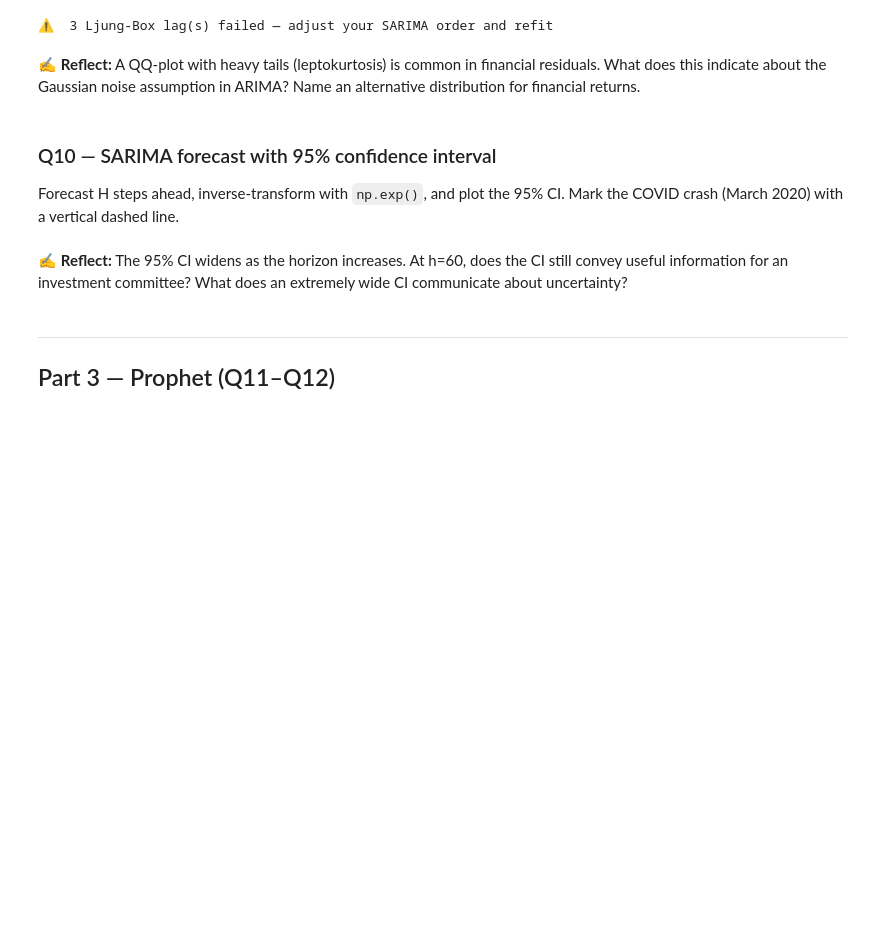
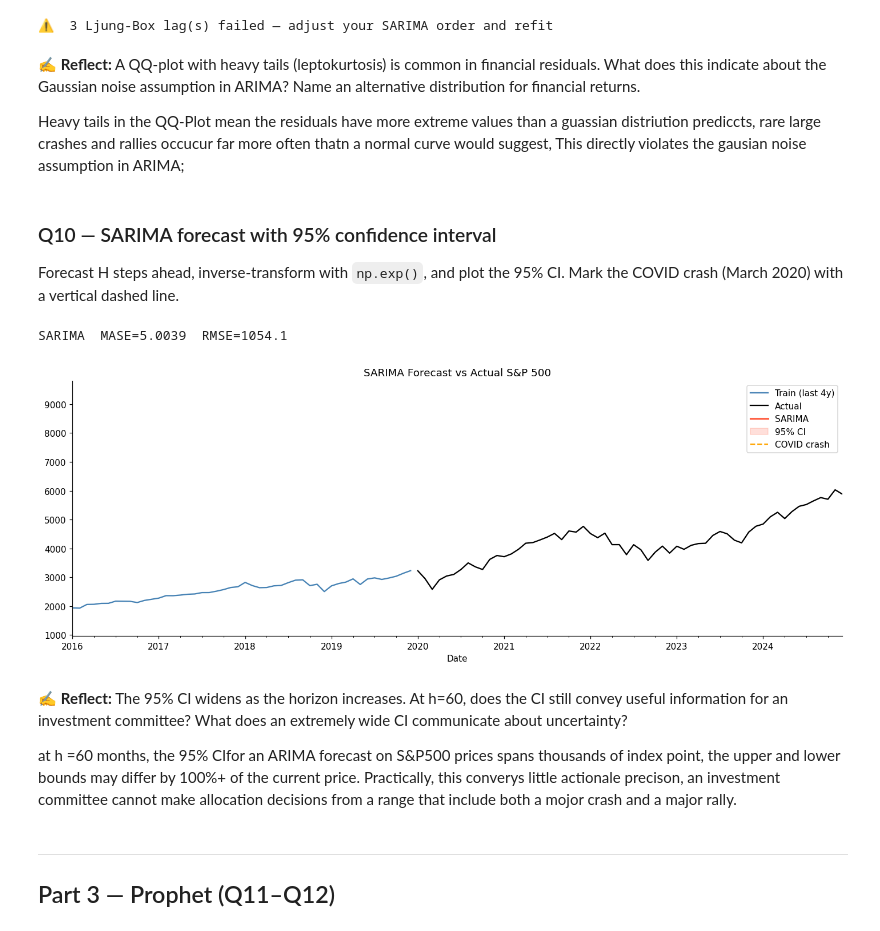
Before and after one commit to un1u3/ml-labs, a Jupyter notebook: fusemachines-2026/phase2/assignment5/W8_Forecasting_Assignment.ipynb, the cells around one changed output. Saved outputs shown, nothing was run; the diff lists cells and outputs as text; code cells hidden in the pictures; blank space fills up the shorter version.

```diff
--- a/fusemachines-2026/phase2/assignment5/W8_Forecasting_Assignment.ipynb
+++ b/fusemachines-2026/phase2/assignment5/W8_Forecasting_Assignment.ipynb
@@ -410,6 +410,8 @@ else:
 ⚠️  3 Ljung-Box lag(s) failed — adjust your SARIMA order and refit
 # %% [markdown]
 ✍ **Reflect:** A QQ-plot with heavy tails (leptokurtosis) is common in financial residuals. What does this indicate about the Gaussian noise assumption in ARIMA? Name an alternative distribution for financial returns.
+
+Heavy tails in the QQ-Plot mean the residuals have more extreme values than a guassian distriution prediccts, rare large crashes and rallies occucur far more often thatn a normal curve would suggest, This directly violates the gausian noise assumption in  ARIMA;
 # %% [markdown]
 ### Q10 — SARIMA forecast with 95% confidence interval
 
@@ -417,29 +419,34 @@ Forecast H steps ahead, inverse-transform with `np.exp()`, and plot the
 95% CI. Mark the COVID crash (March 2020) with a vertical dashed line.
 # %%
 # Q10 ─────────────────────────────────────────────────────────────────────────
-fc_obj   = None   # H-step forecast object from sarima
-log_mean = None   # point forecast in log space (predicted mean from fc_obj)
-log_ci   = None   # confidence interval in log space (alpha=0.05 → 95%)
+fc_obj   = sarima.get_forecast(steps = H)   # H-step forecast object from sarima
+log_mean = fc_obj.predicted_mean  # point forecast in log space (predicted mean from fc_obj)
+log_ci   = fc_obj.conf_int(alpha = 0.05)   # confidence interval in log space (alpha=0.05 → 95%)
 
-sarima_fc    = None   # point forecast in price space (inverse log-transform log_mean as numpy array)
+sarima_fc    = np.exp(log_mean.values)   # point forecast in price space (inverse log-transform log_mean as numpy array)
 sarima_fc_lo = np.exp(log_ci.iloc[:, 0].values)
 sarima_fc_hi = np.exp(log_ci.iloc[:, 1].values)
 
 results['SARIMA'] = sarima_fc
 m = compute_metrics(test, sarima_fc, train)
 print(f"SARIMA  MASE={m['MASE']:.4f}  RMSE={m['RMSE']:.1f}")
 
 fig, ax = plt.subplots(figsize=(13, 5))
 train.iloc[-48:].plot(ax=ax, label='Train (last 4y)', color='steelblue', lw=1.5)
 test.plot(ax=ax, label='Actual', color='black', lw=1.5)
 ax.plot(test.index, sarima_fc, label='SARIMA', color='tomato', lw=2)
 ax.fill_between(test.index, sarima_fc_lo, sarima_fc_hi,
                 alpha=0.2, color='tomato', label='95% CI')
 ax.axvline(pd.Timestamp('2020-03-01'), color='orange', lw=1.5, ls='--', label='COVID crash')
 ax.legend(); ax.set_title('SARIMA Forecast vs Actual S&P 500')
 plt.tight_layout(); plt.show()
+# %% [output]
+SARIMA  MASE=5.0039  RMSE=1054.1
+[figure, added]
 # %% [markdown]
 ✍ **Reflect:** The 95% CI widens as the horizon increases. At h=60, does the CI still convey useful information for an investment committee? What does an extremely wide CI communicate about uncertainty?
+
+at h =60 months, the 95% CIfor an ARIMA forecast on S&P500 prices spans thousands of index point, the upper and lower bounds may differ by 100%+ of the current price. Practically, this converys little actionale precison, an investment committee cannot make allocation decisions from a range that include both a mojor crash and a major rally.
 # %% [markdown]
 ---
 ## Part 3 — Prophet (Q11–Q12)
```
Also changed, not shown: parts of 43 cells of this notebook, 1 other file.
